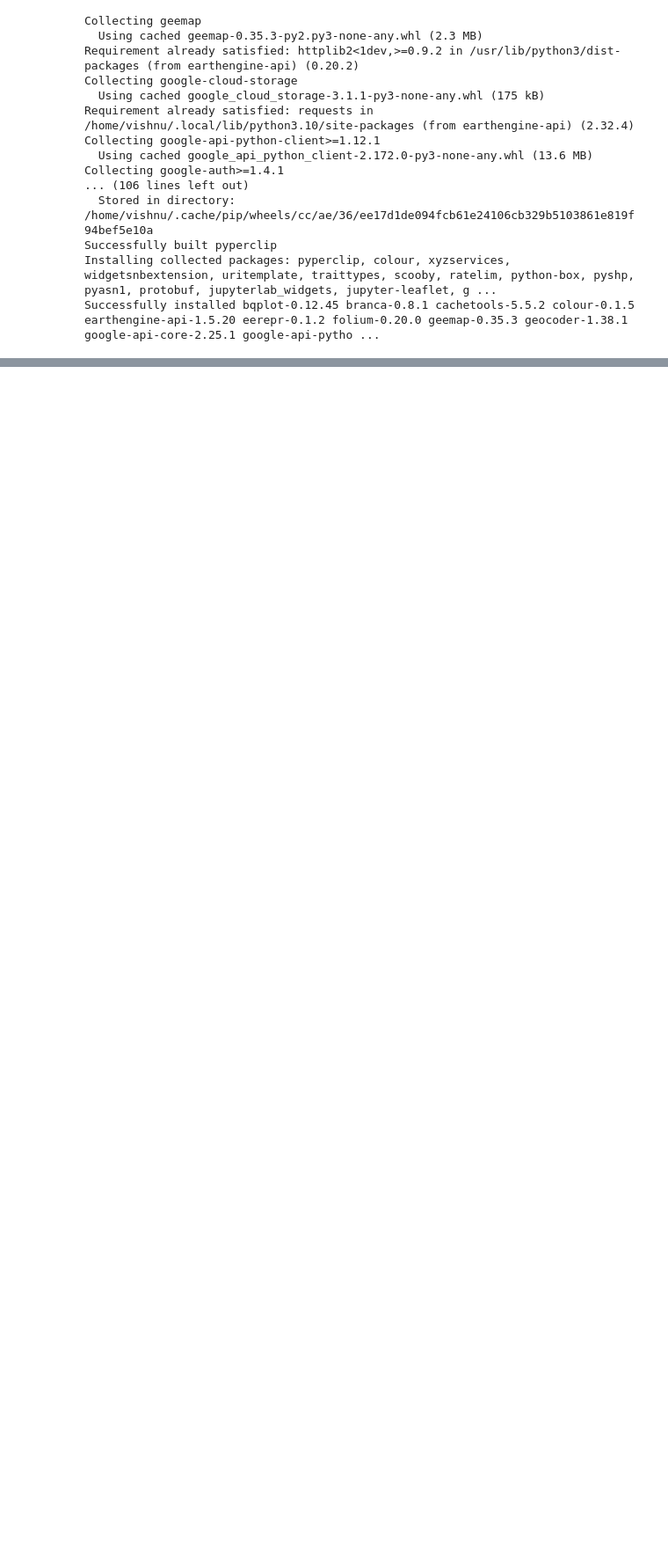
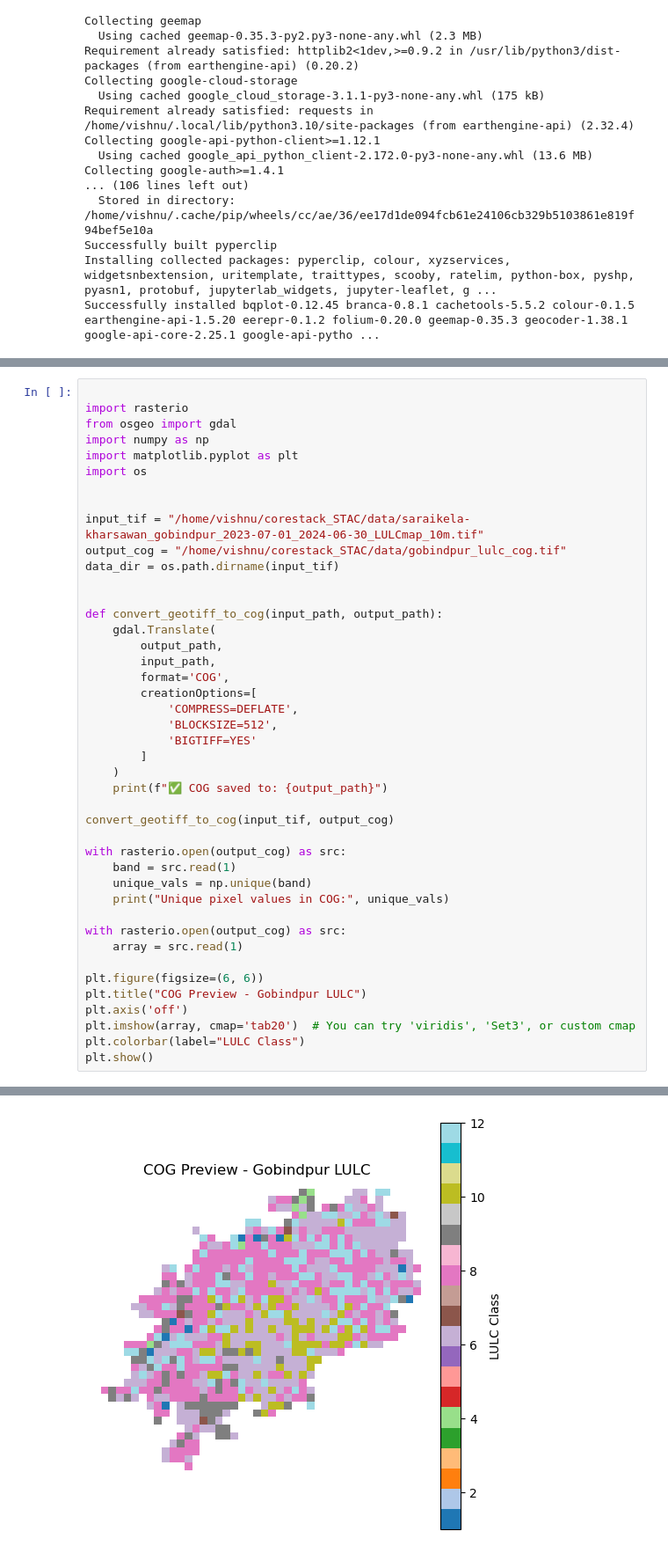
Before and after one commit to vishnus4059/STAC_raster, a Jupyter notebook: create_stac_item.ipynb, the cells around one changed output, grey strips where cells are left out. Shown: that part at 88% size. Cells and saved outputs as stored; diff of their text form; blank space fills up the shorter version.

Commit message:
STAC catalog for Gobindpur LULC2

```diff
--- a/create_stac_item.ipynb
+++ b/create_stac_item.ipynb
@@ -344,0 +365,44 @@ def displayMap(roi_boundary, image):
+# %%
+
+import rasterio
+from osgeo import gdal
+import numpy as np
+import matplotlib.pyplot as plt
+import os
+
+
+input_tif = "/home/vishnu/corestack_STAC/data/saraikela-kharsawan_gobindpur_2023-07-01_2024-06-30_LULCmap_10m.tif"
+output_cog = "/home/vishnu/corestack_STAC/data/gobindpur_lulc_cog.tif"
+data_dir = os.path.dirname(input_tif)
+
+
+def convert_geotiff_to_cog(input_path, output_path):
+    gdal.Translate(
+        output_path,
+        input_path,
+        format='COG',
+        creationOptions=[
+            'COMPRESS=DEFLATE',
+            'BLOCKSIZE=512',
+            'BIGTIFF=YES'
+        ]
+    )
+    print(f"✅ COG saved to: {output_path}")
+
+convert_geotiff_to_cog(input_tif, output_cog)
+
+with rasterio.open(output_cog) as src:
+    band = src.read(1)
+    unique_vals = np.unique(band)
+    print("Unique pixel values in COG:", unique_vals)
+
+with rasterio.open(output_cog) as src:
+    array = src.read(1)
+
+plt.figure(figsize=(6, 6))
+plt.title("COG Preview - Gobindpur LULC")
+plt.axis('off')
+plt.imshow(array, cmap='tab20')  # You can try 'viridis', 'Set3', or custom cmap
+plt.colorbar(label="LULC Class")
+plt.show()
+# %% [output]
@@ -344,0 +411 @@ def displayMap(roi_boundary, image):
+[figure, added]
```
Also changed, not shown: parts of 7 cells of this notebook, 4 other files.
